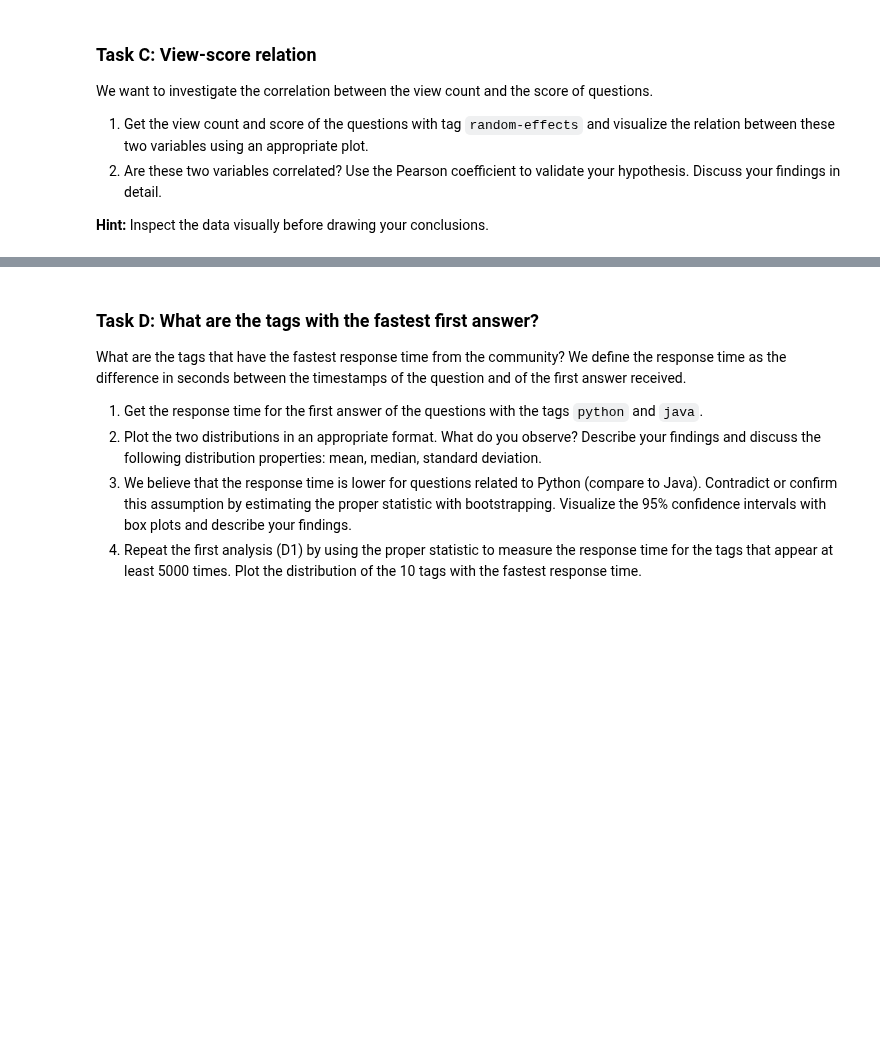
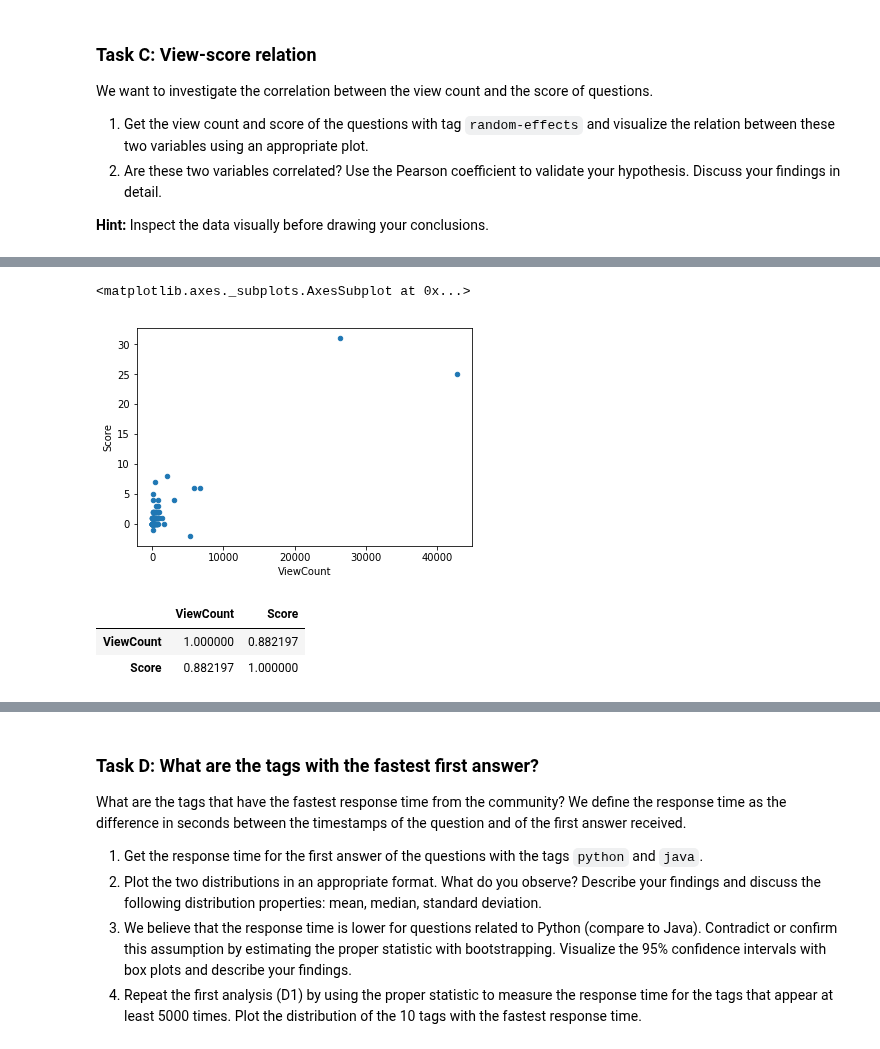
Before and after one commit to vbruttin/ada_homeworks, a Jupyter notebook: Homework3.ipynb, the cells around one changed output, grey strips where cells are left out. Drawn from its saved outputs; the diff is of its cells as text; code cells hidden in the pictures; blank space fills up the shorter version.

```diff
--- a/Homework3.ipynb
+++ b/Homework3.ipynb
@@ -250,0 +255,11 @@ We want to investigate the correlation between the view count and the score of q
+# %%
+query_rndeff = """
+select ViewCount, Score from data_stack
+where Tags like '%<random-effects>%'
+"""
+
+rndeff_tag = spark.sql(query_rndeff)
+
+df_rndeff = rndeff_tag.toPandas()
+
+df_rndeff.head(10)
@@ -250,0 +291,11 @@ We want to investigate the correlation between the view count and the score of q
+# %%
+df_rndeff.plot.scatter(x='ViewCount', y='Score')
+# %% [output]
+<matplotlib.axes._subplots.AxesSubplot at 0x...>
+[figure, added]
+# %%
+df_rndeff.corr(method='pearson')
+# %% [output]
+|  | ViewCount | Score |
+| ViewCount | 1.000000 | 0.882197 |
+| Score | 0.882197 | 1.000000 |
```
Also changed, not shown: parts of 12 cells of this notebook.
